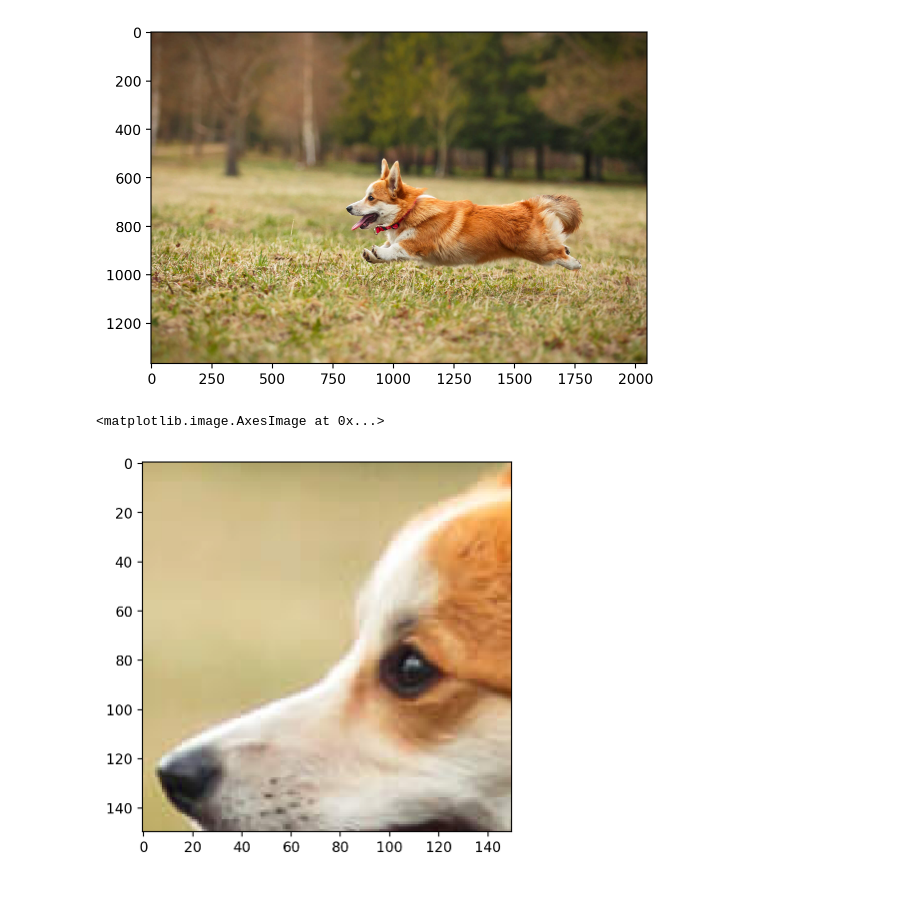
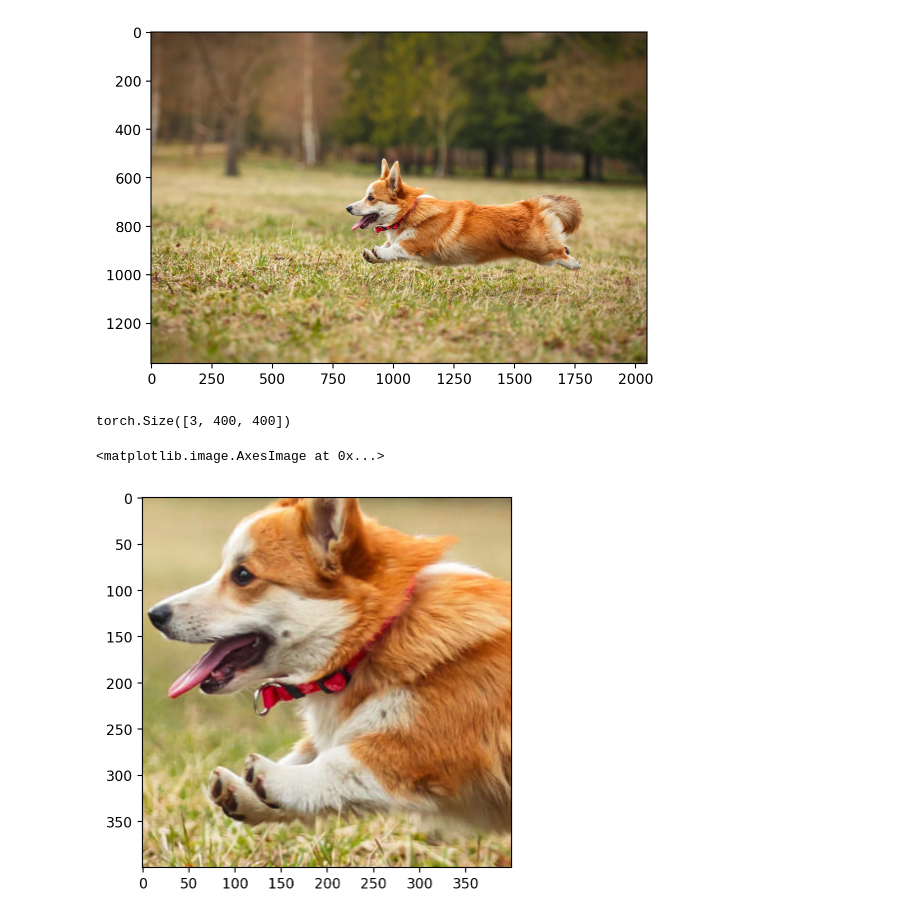
Before and after one commit to abhinauu/es335-24-fall-assignment-2, a Jupyter notebook: question3/q3.ipynb, the cells around one changed output. Cells and saved outputs as stored; diff of their text form; code cells hidden in the pictures.

```diff
--- a/question3/q3.ipynb
+++ b/question3/q3.ipynb
@@ -50,16 +50,15 @@ plt.imshow(rearrange(img, 'c h w -> h w c').numpy())
 from sklearn import preprocessing
 
 scaler_img = preprocessing.MinMaxScaler().fit(img.reshape(-1, 1))
-# scaler_img
-
 img_scaled = scaler_img.transform(img.reshape(-1, 1)).reshape(img.shape)
-img_scaled.shape
-
 img_scaled = torch.tensor(img_scaled)
-
 img_scaled = img_scaled.to(device)
-crop = torchvision.transforms.functional.crop(img_scaled.cpu(), 600, 800, 150, 150)
-plt.imshow(rearrange(crop, 'c h w -> h w c').cpu().numpy())
-# %% [output]
-<matplotlib.image.AxesImage at 0x...>
-[figure, removed]
+# %%
+
+crop = torchvision.transforms.functional.crop(img_scaled.cpu(), 600, 800, 400, 400)
+print(crop.shape)
+plt.imshow(rearrange(crop, 'c h w -> h w c').cpu().numpy())
+# %% [output]
+torch.Size([3, 400, 400])
+<matplotlib.image.AxesImage at 0x...>
+[figure, added]
```
Also changed, not shown: parts of 31 cells of this notebook.
